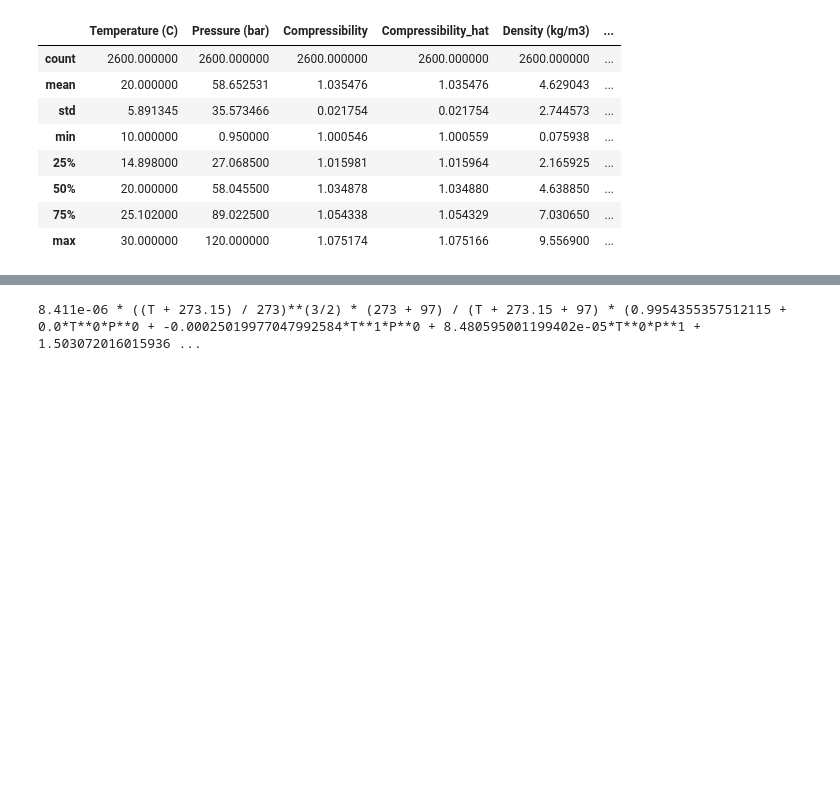
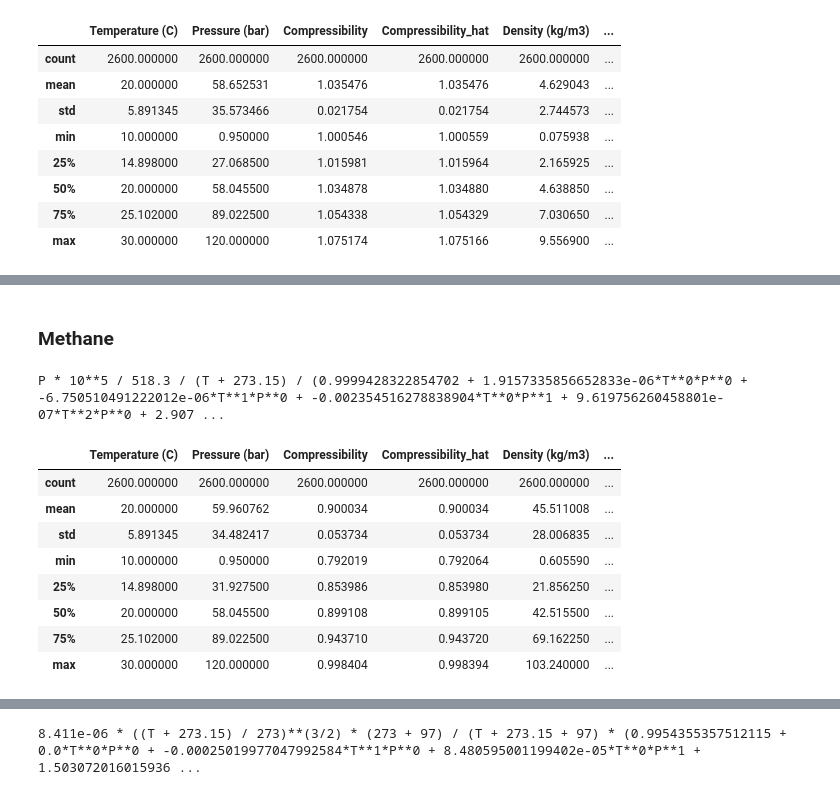
Before and after one commit to josephmcg16/primary-gas-fluid-properties, a Jupyter notebook: post_process.ipynb, the cells around one changed output, grey strips where cells are left out. Saved outputs shown, nothing was run; the diff lists cells and outputs as text; code cells hidden in the pictures; blank space fills up the shorter version.

```diff
--- a/post_process.ipynb
+++ b/post_process.ipynb
@@ -84 +114,29 @@ P * 10**5 / 4124.478823 / (T + 273.15) / (1.000026309822635 + 0.0*T**0*P**0 + -1
+# %% [markdown]
+### Methane
+# %%
+"""Density Fit Example Code with inputs for temperature and pressure in degrees Celsius and bar(a), respectively."""
+from fit_fluid_properties import fit_gas_density
+
+params = {
+    "reference_data_directory": "data",
+    "reference_data_filename": "CH4 Nist Properties 0.95-120 bar.xlsx",
+    "reference_fluid": "CH4",
+    "model_poly_degree": 6,
+}
+
+df_density, functional_form_text_density = fit_gas_density(params)
+
+print(functional_form_text_density)
+df_density.describe()
+# %% [output]
+P * 10**5 / 518.3 / (T + 273.15) / (0.9999428322854702 + 1.9157335856652833e-06*T**0*P**0 + -6.750510491222012e-06*T**1*P**0 + -0.002354516278838904*T**0*P**1 + 9.619756260458801e-07*T**2*P**0 + 2.907 ...
+|  | Temperature (C) | Pressure (bar) | Compressibility | Compressibility_hat | Density (kg/m3) | ... |
+| count | 2600.000000 | 2600.000000 | 2600.000000 | 2600.000000 | 2600.000000 | ... |
+| mean | 20.000000 | 59.960762 | 0.900034 | 0.900034 | 45.511008 | ... |
+| std | 5.891345 | 34.482417 | 0.053734 | 0.053734 | 28.006835 | ... |
+| min | 10.000000 | 0.950000 | 0.792019 | 0.792064 | 0.605590 | ... |
+| 25% | 14.898000 | 31.927500 | 0.853986 | 0.853980 | 21.856250 | ... |
+| 50% | 20.000000 | 58.045500 | 0.899108 | 0.899105 | 42.515500 | ... |
+| 75% | 25.102000 | 89.022500 | 0.943710 | 0.943720 | 69.162250 | ... |
+| max | 30.000000 | 120.000000 | 0.998404 | 0.998394 | 103.240000 | ... |
 # %% [markdown]
```
Also changed, not shown: parts of 18 cells of this notebook, 1 other file.
